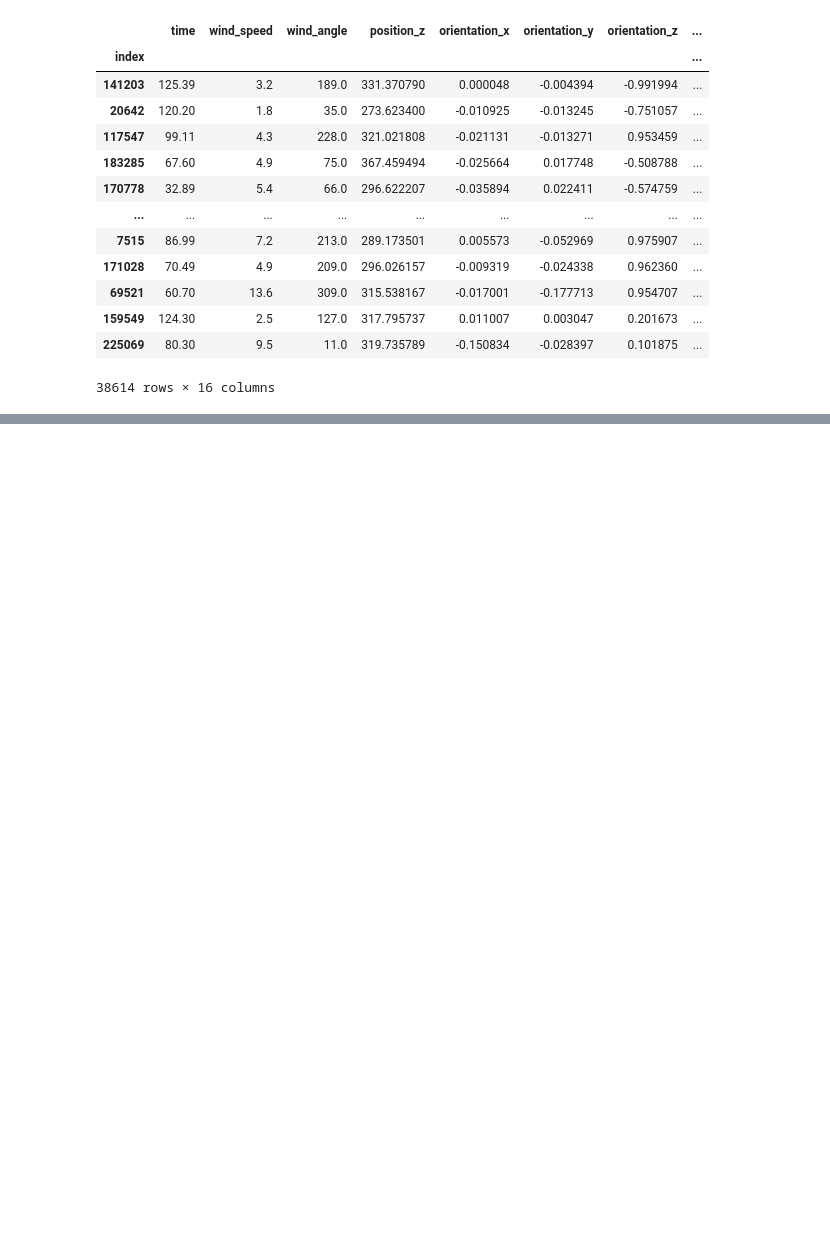
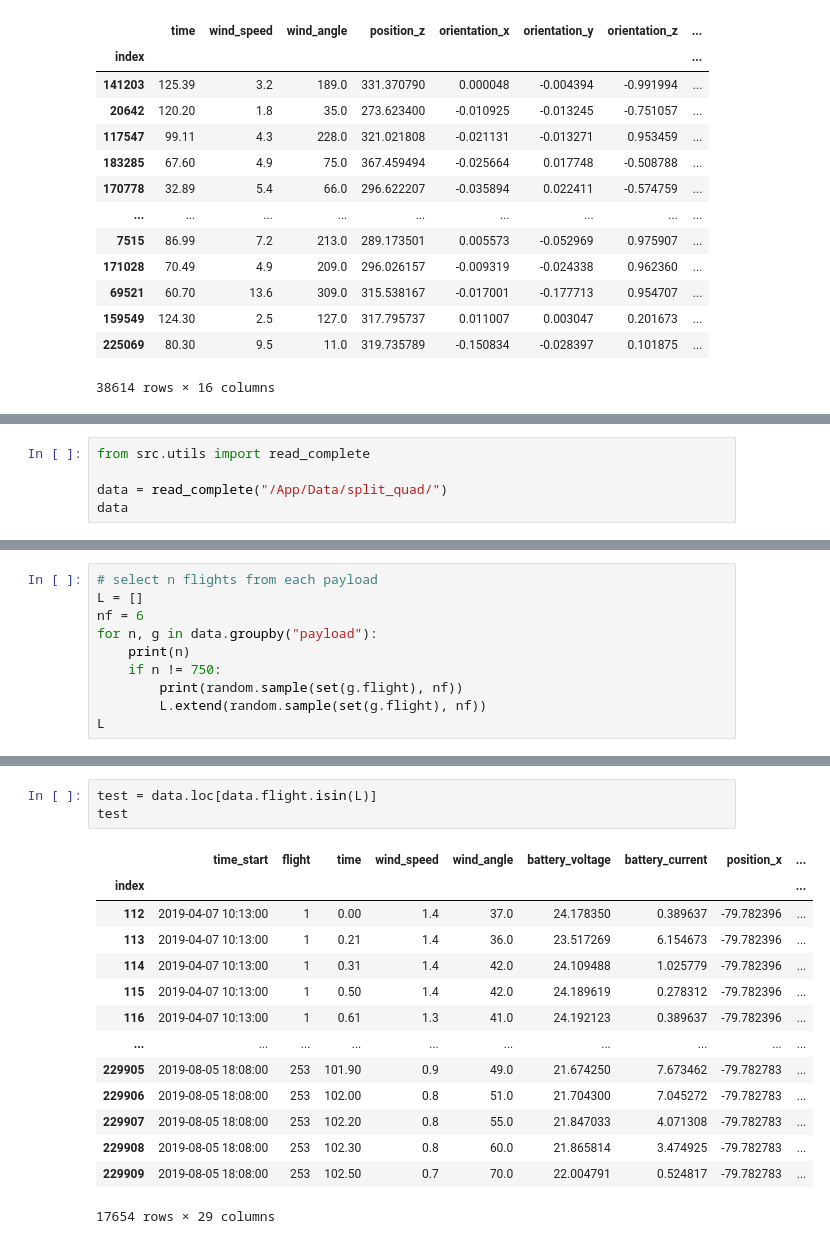
Before and after one commit to multitel-ai/nsw-certification, a Jupyter notebook: code_preparation/load.ipynb, the cells around one changed output, grey strips where cells are left out. Cells and saved outputs as stored; diff of their text form; blank space fills up the shorter version.

Commit message:
split sans melanger les vols + mapie enbpi ts

```diff
--- a/code_preparation/load.ipynb
+++ b/code_preparation/load.ipynb
@@ -98,0 +101,5 @@ datasets["test"].drop(columns = cols_ignored + cols_redundent + target)
+# %%
+from src.utils import read_complete
+
+data = read_complete("/App/Data/split_quad/")
+data
@@ -98,0 +129,10 @@ datasets["test"].drop(columns = cols_ignored + cols_redundent + target)
+# %%
+# select n flights from each payload
+L = []
+nf = 6
+for n, g in data.groupby("payload"):
+    print(n)
+    if n != 750:
+        print(random.sample(set(g.flight), nf))
+        L.extend(random.sample(set(g.flight), nf))
+L
@@ -98,0 +165,18 @@ datasets["test"].drop(columns = cols_ignored + cols_redundent + target)
+# %%
+test = data.loc[data.flight.isin(L)]
+test
+# %% [output]
+|  | time_start | flight | time | wind_speed | wind_angle | battery_voltage | battery_current | position_x | ... |
+| index |  |  |  |  |  |  |  |  | ... |
+| 112 | 2019-04-07 10:13:00 | 1 | 0.00 | 1.4 | 37.0 | 24.178350 | 0.389637 | -79.782396 | ... |
+| 113 | 2019-04-07 10:13:00 | 1 | 0.21 | 1.4 | 36.0 | 23.517269 | 6.154673 | -79.782396 | ... |
+| 114 | 2019-04-07 10:13:00 | 1 | 0.31 | 1.4 | 42.0 | 24.109488 | 1.025779 | -79.782396 | ... |
+| 115 | 2019-04-07 10:13:00 | 1 | 0.50 | 1.4 | 42.0 | 24.189619 | 0.278312 | -79.782396 | ... |
+| 116 | 2019-04-07 10:13:00 | 1 | 0.61 | 1.3 | 41.0 | 24.192123 | 0.389637 | -79.782396 | ... |
+| ... | ... | ... | ... | ... | ... | ... | ... | ... | ... |
+| 229905 | 2019-08-05 18:08:00 | 253 | 101.90 | 0.9 | 49.0 | 21.674250 | 7.673462 | -79.782783 | ... |
+| 229906 | 2019-08-05 18:08:00 | 253 | 102.00 | 0.8 | 51.0 | 21.704300 | 7.045272 | -79.782783 | ... |
+| 229907 | 2019-08-05 18:08:00 | 253 | 102.20 | 0.8 | 55.0 | 21.847033 | 4.071308 | -79.782783 | ... |
+| 229908 | 2019-08-05 18:08:00 | 253 | 102.30 | 0.8 | 60.0 | 21.865814 | 3.474925 | -79.782783 | ... |
+| 229909 | 2019-08-05 18:08:00 | 253 | 102.50 | 0.7 | 70.0 | 22.004791 | 0.524817 | -79.782783 | ... |
+17654 rows × 29 columns
```
Also changed, not shown: parts of 8 cells of this notebook, 2 other files.
